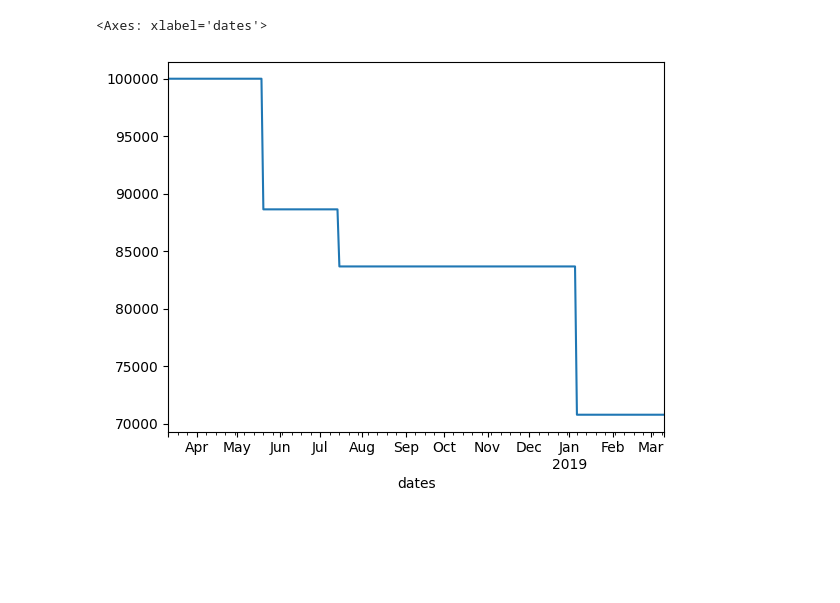
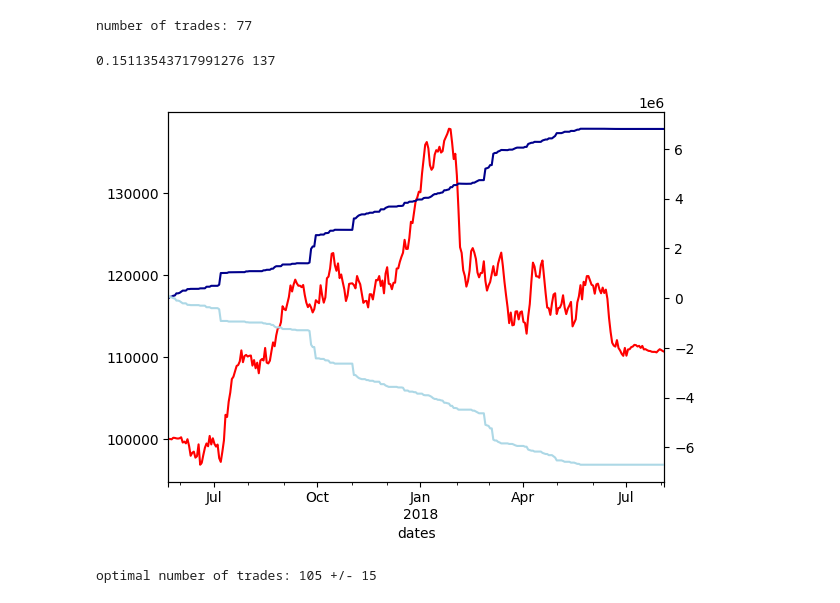
Before and after one commit to vcnzbrgd/Mean-Reverting-Strategy-and-Trades-Optimal-Sizing, a Jupyter notebook: opt_size.ipynb, the cells around one changed output. Saved outputs shown, nothing was run; the diff lists cells and outputs as text; code cells hidden in the pictures; blank space fills up the shorter version.

Commit message:
made function for optimal number of trades

```diff
--- a/opt_size.ipynb
+++ b/opt_size.ipynb
@@ -8,7 +9,7 @@ SIGMA_TP = 1.5
 MAX_TRADE_DURATION = 63
 PTF_VOL_TGT = 0.15
 AUM = 100000
-AUM_LOST_SL = 0.005
+AUM_LOST_SL = 0.01
 # %%
 df = pd.read_csv('dataset_tmc.csv', parse_dates = ['Dates'], date_format = '%d/%m/%y')
 df.columns = [i.lower() for i in df.columns]
@@ -24,17 +116,21 @@ refilled = df.reindex(pd.date_range(df.index.min(), df.index.max()), method='ffi
 # %%
-# hardcoded start allowing 5Y of data for Stdev calc and Max Duration of trades
-# startdates = list(df.loc['2018-03-12':df.tail(MAX_TRADE_DURATION).index.astype(str)[0]].index.astype(str))
+# refill Sat&Sun
+refilled = df.reindex(pd.date_range(df.index.min(), df.index.max()), method='ffill')
 
-date_index_reference = df.loc['2018-03-12':'2019-03-12'].index
+incipit_date = '2018-03-12'
+
+date_index_reference = df.loc[pd.to_datetime(incipit_date):pd.to_datetime(incipit_date)+pd.DateOffset(years=1)].index
 startdates = list(date_index_reference.astype(str))
 
 
 trades_df = pd.DataFrame()
-ctrvl = pd.DataFrame(index = date_index_reference)
-ctrvl['AUM'] = AUM
+ctrvl_aum = pd.DataFrame(index = date_index_reference)
+ctrvl_aum['AUM'] = AUM
 ctrvl_pos = pd.DataFrame(index = date_index_reference)
 
-for i in range(2):
+portfolio_volatility = 0
+
+while portfolio_volatility < PTF_VOL_TGT:
     security_id = random.choice(list(df.columns))
     trade_entry_date = random.choice(startdates)
     direction = random.choice([-1, 1])
@@ -84,3 +180,13 @@ for i in range(2):
 
     ctrvl_pos = pd.concat([ctrvl_pos,
                     (trade_pnl[security_id] * trade_pnl['quantity']).rename(f'{security_id}#{trade_entry_date}')], axis=1)
+
+    ctrvl_aum = ctrvl_aum.ffill().fillna(0)
+    aum_net = ctrvl_aum['AUM'] - ctrvl_aum.iloc[:, 1:].sum(axis=1)
+
+    portfolio_volatility = (ctrvl_pos.ffill().fillna(0).sum(axis=1) + aum_net).pct_change().std() * np.sqrt(252)
+
+
+print('number of trades:', len(trades_df))
+# %% [output]
+number of trades: 77
@@ -90,5 +193,35 @@ ctrvl_aum['AUM'] - ctrvl_aum.iloc[:, 1:].sum(axis=1)
-# %%
-(ctrvl_aum['AUM'] - ctrvl_aum.iloc[:, 1:].sum(axis=1)).plot()
-# %% [output]
-<Axes: xlabel='dates'>
-[figure, removed]
+# %%
+portfolio_volatility, aum_net, ctrvl_pos, trades_df, number_of_trades = optimal_number_trades(df,
+                            '2017-05-23',
+                            SIGMA_SL,
+                            SIGMA_TP,
+                            MAX_TRADE_DURATION,
+                            PTF_VOL_TGT,
+                            AUM,
+                            AUM_LOST_SL)
+
+(ctrvl_pos.ffill().fillna(0).sum(axis=1) + aum_net).plot(color='red')
+(ctrvl_pos.ffill().fillna(0).sum(axis=1)).plot(color='darkblue', secondary_y=True)
+(aum_net).plot(color='lightblue', secondary_y=True)
+print(portfolio_volatility, len(trades_df))
+# %% [output]
+0.15113543717991276 137
+[figure, added]
+# %%
+prob_res = {}
+for i in tqdm.tqdm(range(100)):
+    portfolio_volatility, aum_net, ctrvl_pos, trades_df, number_of_trades = optimal_number_trades(df,
+                            '2017-05-23',
+                            SIGMA_SL,
+                            SIGMA_TP,
+                            MAX_TRADE_DURATION,
+                            PTF_VOL_TGT,
+                            AUM,
+                            AUM_LOST_SL)
+
+    prob_res[portfolio_volatility] = number_of_trades
+
+prob_res = pd.DataFrame(prob_res, index=['number_of_trades']).T.reset_index().rename({'index':'ptf_volat'}, axis=1)
+print(f"optimal number of trades: {round(prob_res['number_of_trades'].mean())} +/- {round(prob_res['number_of_trades'].std())}")
+# %% [output]
+optimal number of trades: 105 +/- 15
```
Also changed, not shown: parts of 4 cells of this notebook.
